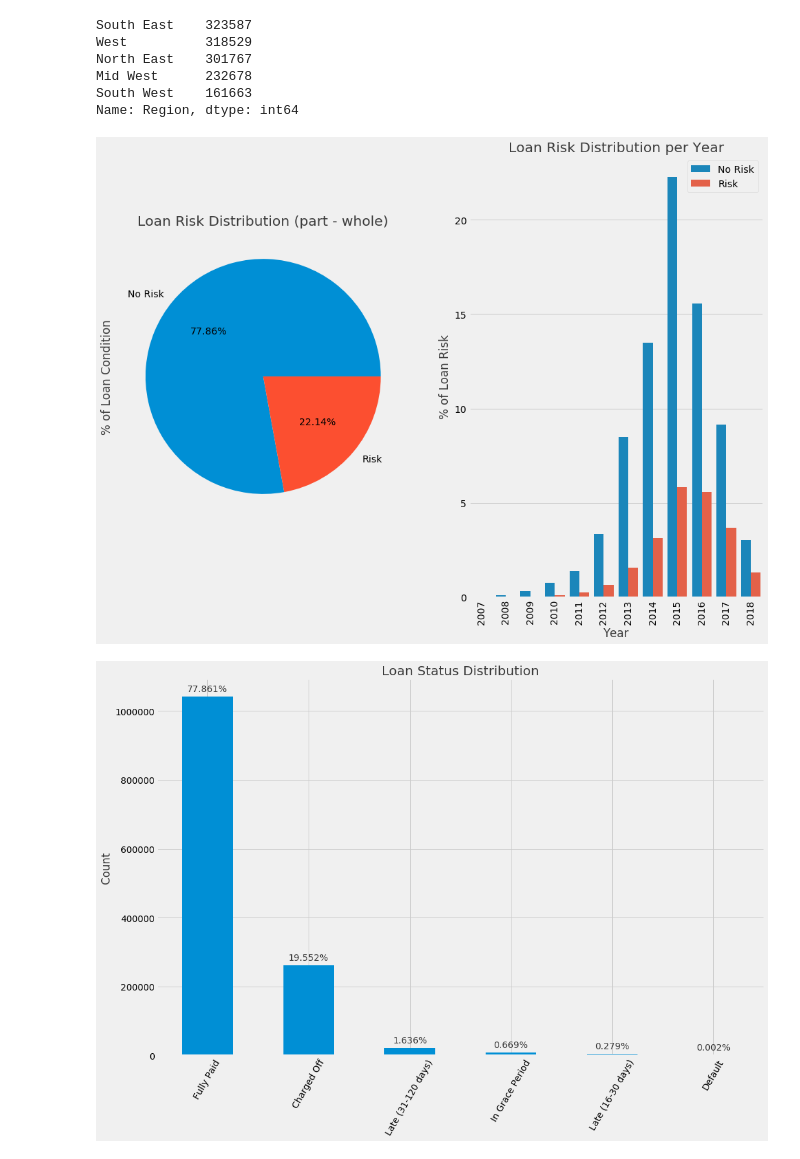
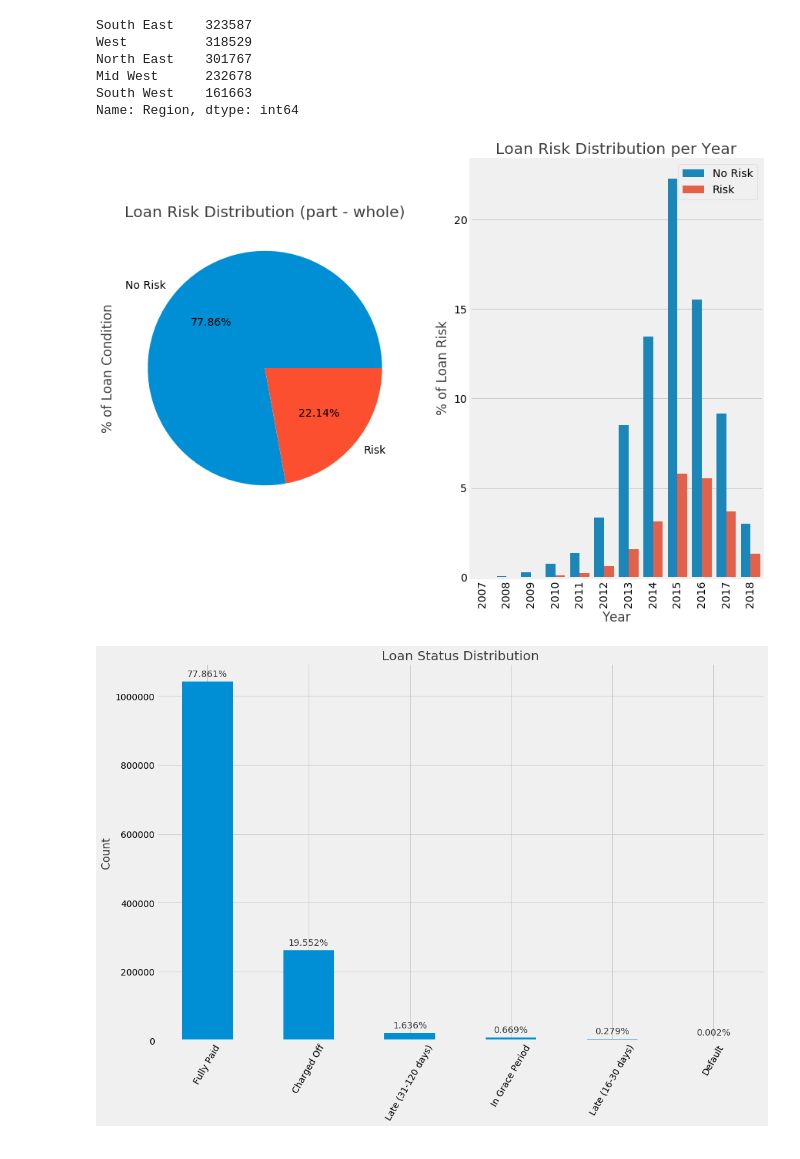
Before and after one commit to sanatanonline/pynb-codes, a Jupyter notebook: src/lending club/02 Data Visualization and Inferences - 538.ipynb, the cells around one changed output. Drawn from its saved outputs; the diff is of its cells as text; code cells hidden in the pictures.

```diff
--- a/src/lending club/02 Data Visualization and Inferences - 538.ipynb
+++ b/src/lending club/02 Data Visualization and Inferences - 538.ipynb
@@ -58,36 +62,36 @@ South West    161663
 Name: Region, dtype: int64
 # %%
 '''Pie and Bar comparison of the loan status'''
-fig, ax = plt.subplots(1, 2, sharex=True, sharey=True, figsize=(15, 11))
+fig, ax = plt.subplots(1, 2, sharex=True, sharey=True, figsize=(15, 10))
 plt.style.use('fivethirtyeight')
 
 
 plt.subplot(1, 2, 1)
 risk_counts = loan_data['Risk'].value_counts()
 risk_counts.plot.pie(autopct='%1.2f%%')
 
 plt.title('Loan Risk Distribution (part - whole)', alpha = 0.75)
 plt.xlabel('')
 plt.ylabel('% of Loan Condition', alpha = 0.75)
 
 
 plt.subplot(1, 2, 2)
 g = sns.barplot(x=loan_data['issue_d'].dt.year, y="loan_amnt",
             hue="Risk", data=loan_data,
             estimator=lambda x: len(x) / len(loan_data) * 100)
 plt.title('Loan Risk Distribution per Year', alpha = 0.75)
 plt.xlabel('Year', alpha = 0.75)
 plt.ylabel('% of Loan Risk', alpha = 0.75)
 plt.xticks(rotation=90)
 
 
 l = g.legend()
 l.texts[0].set_text("No Risk")
 l.texts[1].set_text("Risk")
-plt.savefig('1.png')
+plt.savefig('plots/1.png')
 plt.show()
 # %% [output]
-[figure, old version]
+[figure, new version]
 # %%
 '''What defines good or bad loan? Show the count plot of loan status count.'''
 fig, ax = plt.subplots(1, 1, sharex=True, sharey=True, figsize=(15, 10))
```
Also changed, not shown: parts of 10 cells of this notebook, 7 other files.
